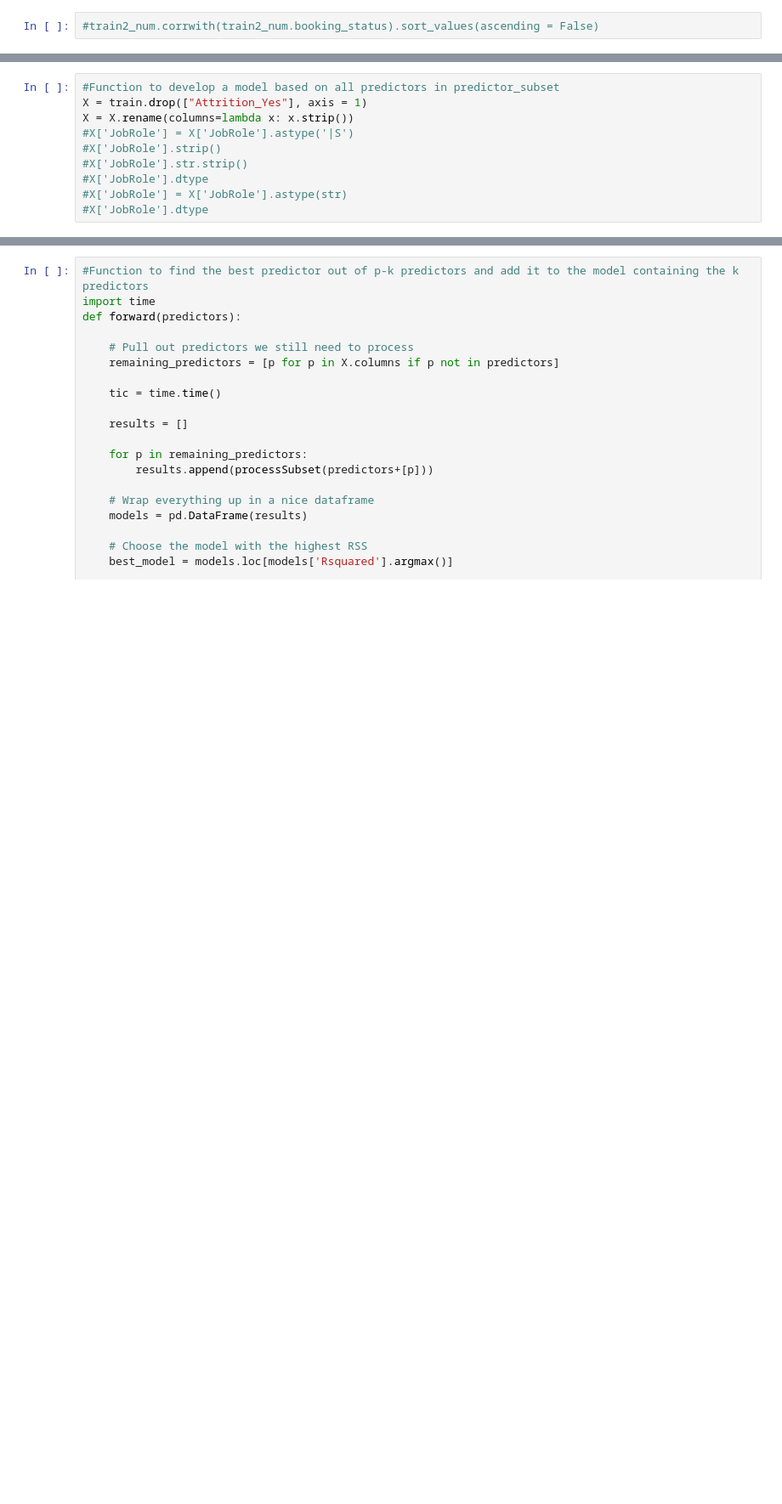
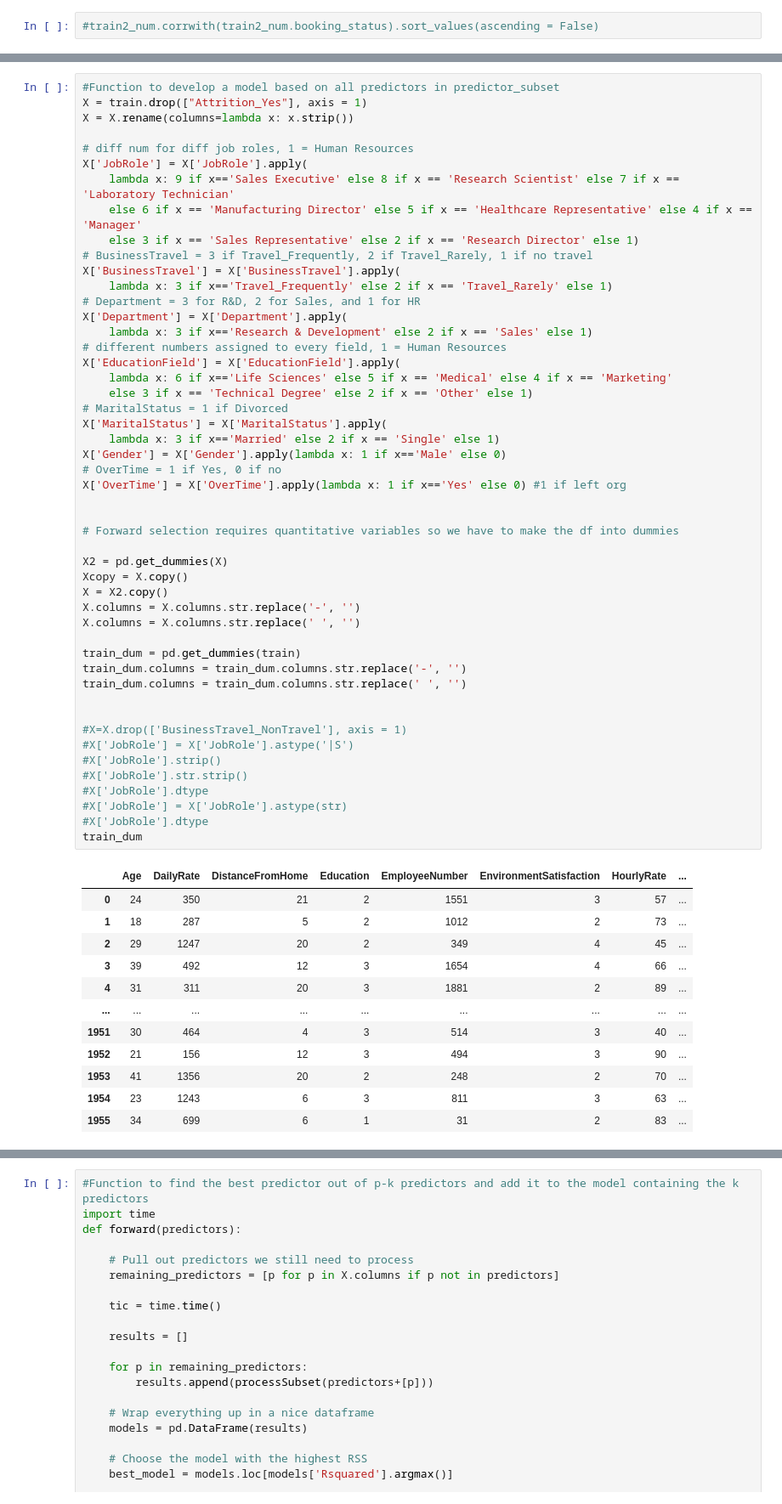
Before and after one commit to catherineerickson/Attrition-Project, a Jupyter notebook: Attrition_project_work.ipynb, the cells around one changed output, grey strips where cells are left out. Shown: that part at 85% size. Saved outputs shown, nothing was run; the diff lists cells and outputs as text; blank space fills up the shorter version.

```diff
--- a/Attrition_project_work.ipynb
+++ b/Attrition_project_work.ipynb
@@ -527,10 +583,62 @@ train_num.head()
 # %%
 #Function to develop a model based on all predictors in predictor_subset
 X = train.drop(["Attrition_Yes"], axis = 1)
 X = X.rename(columns=lambda x: x.strip())
+
+# diff num for diff job roles, 1 = Human Resources
+X['JobRole'] = X['JobRole'].apply(
+    lambda x: 9 if x=='Sales Executive' else 8 if x == 'Research Scientist' else 7 if x == 'Laboratory Technician'
+    else 6 if x == 'Manufacturing Director' else 5 if x == 'Healthcare Representative' else 4 if x == 'Manager'
+    else 3 if x == 'Sales Representative' else 2 if x == 'Research Director' else 1)
+# BusinessTravel = 3 if Travel_Frequently, 2 if Travel_Rarely, 1 if no travel
+X['BusinessTravel'] = X['BusinessTravel'].apply(
+    lambda x: 3 if x=='Travel_Frequently' else 2 if x == 'Travel_Rarely' else 1)
+# Department = 3 for R&D, 2 for Sales, and 1 for HR
+X['Department'] = X['Department'].apply(
+    lambda x: 3 if x=='Research & Development' else 2 if x == 'Sales' else 1)
+# different numbers assigned to every field, 1 = Human Resources
+X['EducationField'] = X['EducationField'].apply(
+    lambda x: 6 if x=='Life Sciences' else 5 if x == 'Medical' else 4 if x == 'Marketing'
+    else 3 if x == 'Technical Degree' else 2 if x == 'Other' else 1)
+# MaritalStatus = 1 if Divorced
+X['MaritalStatus'] = X['MaritalStatus'].apply(
+    lambda x: 3 if x=='Married' else 2 if x == 'Single' else 1)
+X['Gender'] = X['Gender'].apply(lambda x: 1 if x=='Male' else 0)
+# OverTime = 1 if Yes, 0 if no
+X['OverTime'] = X['OverTime'].apply(lambda x: 1 if x=='Yes' else 0) #1 if left org
+
+
+# Forward selection requires quantitative variables so we have to make the df into dummies
+
+X2 = pd.get_dummies(X)
+Xcopy = X.copy()
+X = X2.copy()
+X.columns = X.columns.str.replace('-', '')
+X.columns = X.columns.str.replace(' ', '')
+
+train_dum = pd.get_dummies(train)
+train_dum.columns = train_dum.columns.str.replace('-', '')
+train_dum.columns = train_dum.columns.str.replace(' ', '')
+
+
+#X=X.drop(['BusinessTravel_NonTravel'], axis = 1)
 #X['JobRole'] = X['JobRole'].astype('|S')
 #X['JobRole'].strip()
 #X['JobRole'].str.strip()
 #X['JobRole'].dtype
 #X['JobRole'] = X['JobRole'].astype(str)
 #X['JobRole'].dtype
+train_dum
+# %% [output]
+|  | Age | DailyRate | DistanceFromHome | Education | EmployeeNumber | EnvironmentSatisfaction | HourlyRate | ... |
+| 0 | 24 | 350 | 21 | 2 | 1551 | 3 | 57 | ... |
+| 1 | 18 | 287 | 5 | 2 | 1012 | 2 | 73 | ... |
+| 2 | 29 | 1247 | 20 | 2 | 349 | 4 | 45 | ... |
+| 3 | 39 | 492 | 12 | 3 | 1654 | 4 | 66 | ... |
+| 4 | 31 | 311 | 20 | 3 | 1881 | 2 | 89 | ... |
+| ... | ... | ... | ... | ... | ... | ... | ... | ... |
+| 1951 | 30 | 464 | 4 | 3 | 514 | 3 | 40 | ... |
+| 1952 | 21 | 156 | 12 | 3 | 494 | 3 | 90 | ... |
+| 1953 | 41 | 1356 | 20 | 2 | 248 | 2 | 70 | ... |
+| 1954 | 23 | 1243 | 6 | 3 | 811 | 3 | 63 | ... |
+| 1955 | 34 | 699 | 6 | 1 | 31 | 2 | 83 | ... |
```
Also changed, not shown: parts of 14 cells of this notebook.
